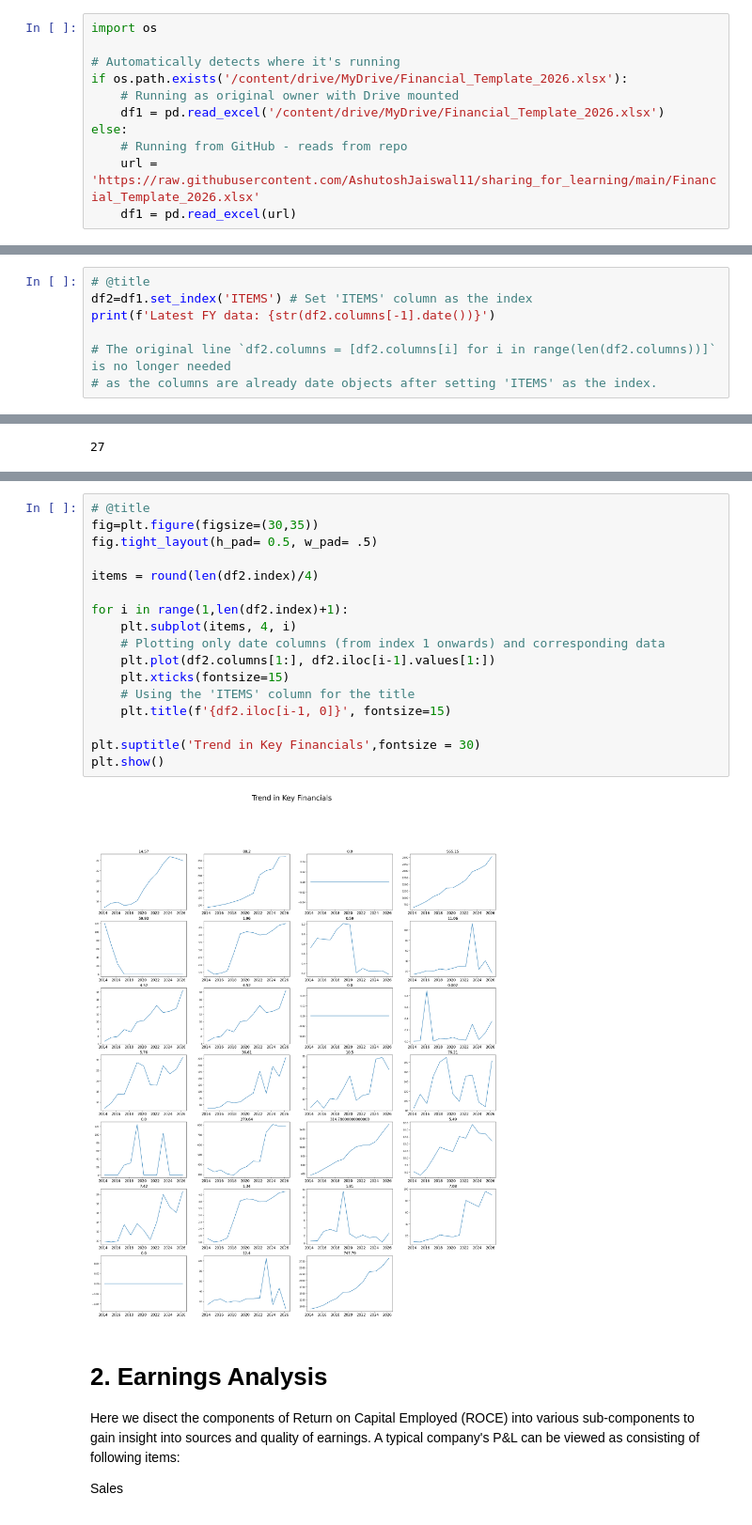
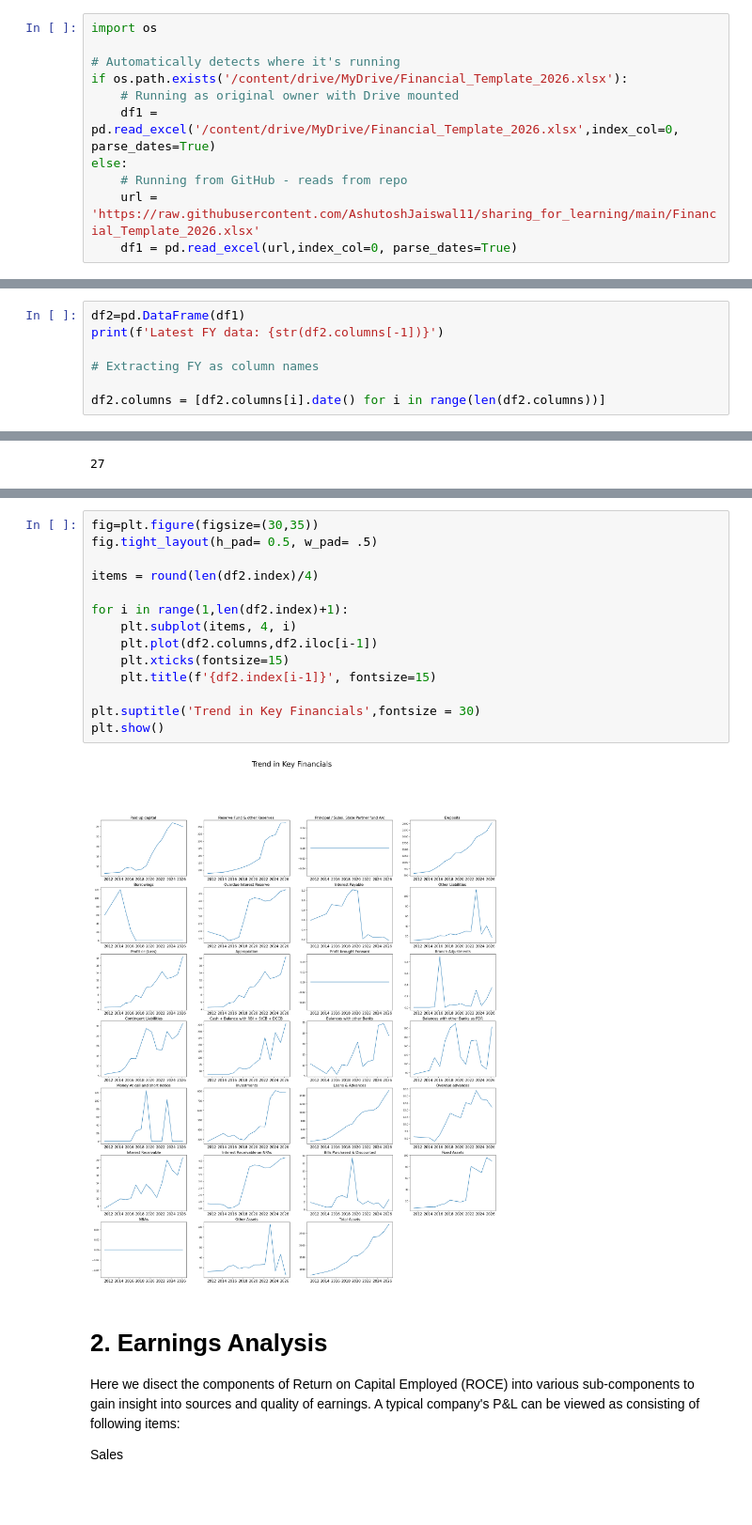
Before and after one commit to AshutoshJaiswal11/sharing_for_learning, a Jupyter notebook: Financial_Analysis_CBSL1.ipynb, the cells around one changed output, grey strips where cells are left out. Shown at 94% size. Saved outputs shown, nothing was run; the diff lists cells and outputs as text.

```diff
--- a/Financial_Analysis_CBSL1.ipynb
+++ b/Financial_Analysis_CBSL1.ipynb
@@ -24,8 +24,8 @@ import os
 # Automatically detects where it's running
 if os.path.exists('/content/drive/MyDrive/Financial_Template_2026.xlsx'):
     # Running as original owner with Drive mounted
-    df1 = pd.read_excel('/content/drive/MyDrive/Financial_Template_2026.xlsx')
+    df1 = pd.read_excel('/content/drive/MyDrive/Financial_Template_2026.xlsx',index_col=0, parse_dates=True)
 else:
     # Running from GitHub - reads from repo
     url = 'https://raw.githubusercontent.com/AshutoshJaiswal11/sharing_for_learning/main/Financial_Template_2026.xlsx'
-    df1 = pd.read_excel(url)
+    df1 = pd.read_excel(url,index_col=0, parse_dates=True)
@@ -32,8 +53,8 @@ else:
 # %%
-# @title
-df2=df1.set_index('ITEMS') # Set 'ITEMS' column as the index
-print(f'Latest FY data: {str(df2.columns[-1].date())}')
+df2=pd.DataFrame(df1)
+print(f'Latest FY data: {str(df2.columns[-1])}')
 
-# The original line `df2.columns = [df2.columns[i] for i in range(len(df2.columns))]` is no longer needed
-# as the columns are already date objects after setting 'ITEMS' as the index.
+# Extracting FY as column names
+
+df2.columns = [df2.columns[i].date() for i in range(len(df2.columns))]
 # %% [output]
@@ -86,22 +156,19 @@ len(df2.index)
 # %%
-# @title
 fig=plt.figure(figsize=(30,35))
 fig.tight_layout(h_pad= 0.5, w_pad= .5)
 
 items = round(len(df2.index)/4)
 
 for i in range(1,len(df2.index)+1):
     plt.subplot(items, 4, i)
-    # Plotting only date columns (from index 1 onwards) and corresponding data
-    plt.plot(df2.columns[1:], df2.iloc[i-1].values[1:])
+    plt.plot(df2.columns,df2.iloc[i-1])
     plt.xticks(fontsize=15)
-    # Using the 'ITEMS' column for the title
-    plt.title(f'{df2.iloc[i-1, 0]}', fontsize=15)
+    plt.title(f'{df2.index[i-1]}', fontsize=15)
 
 plt.suptitle('Trend in Key Financials',fontsize = 30)
 plt.show()
 # %% [output]
-[figure, old version]
+[figure, new version]
 # %% [markdown]
 # 2. Earnings Analysis
 
```
Also changed, not shown: parts of 8 cells of this notebook.
